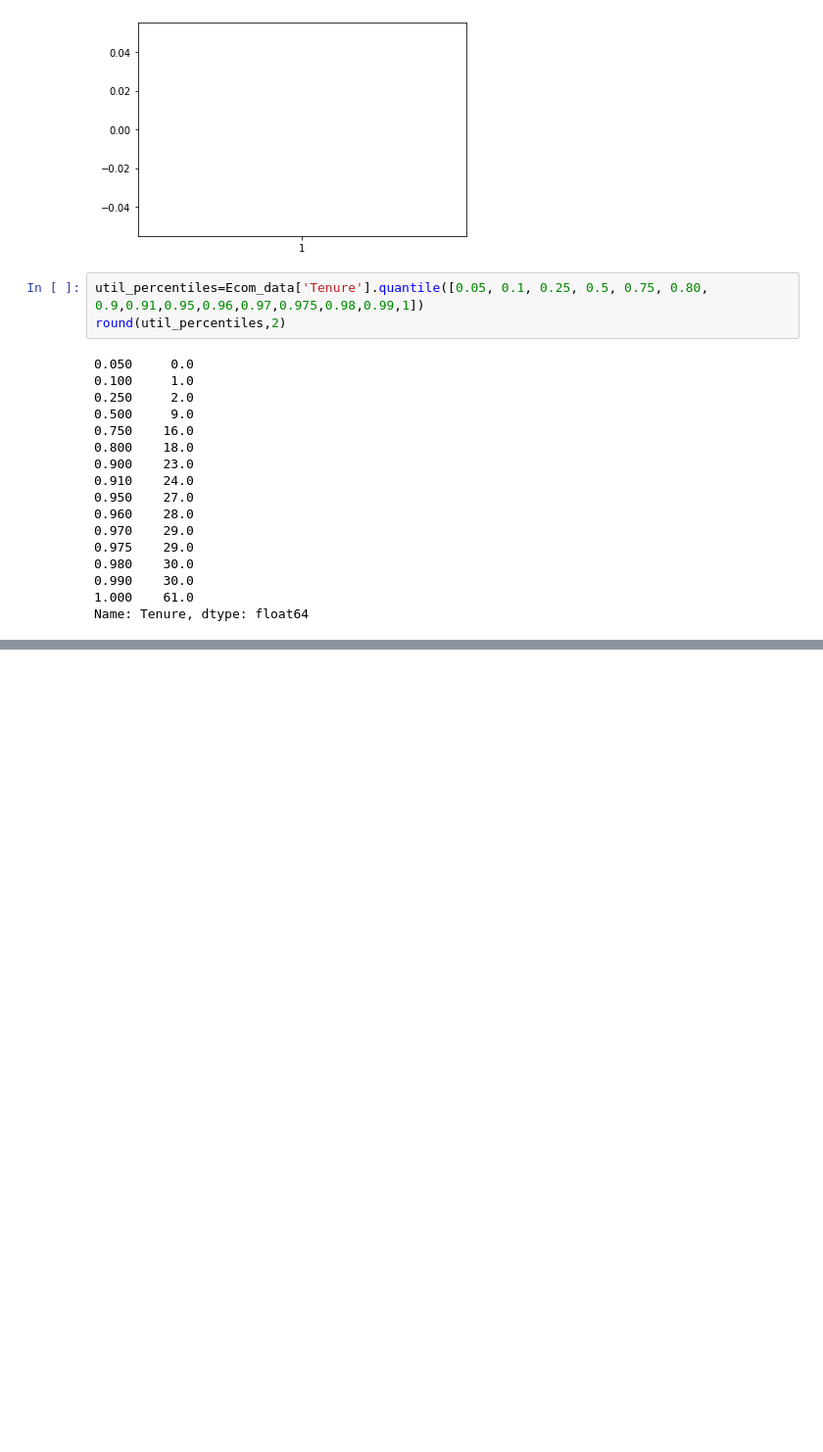
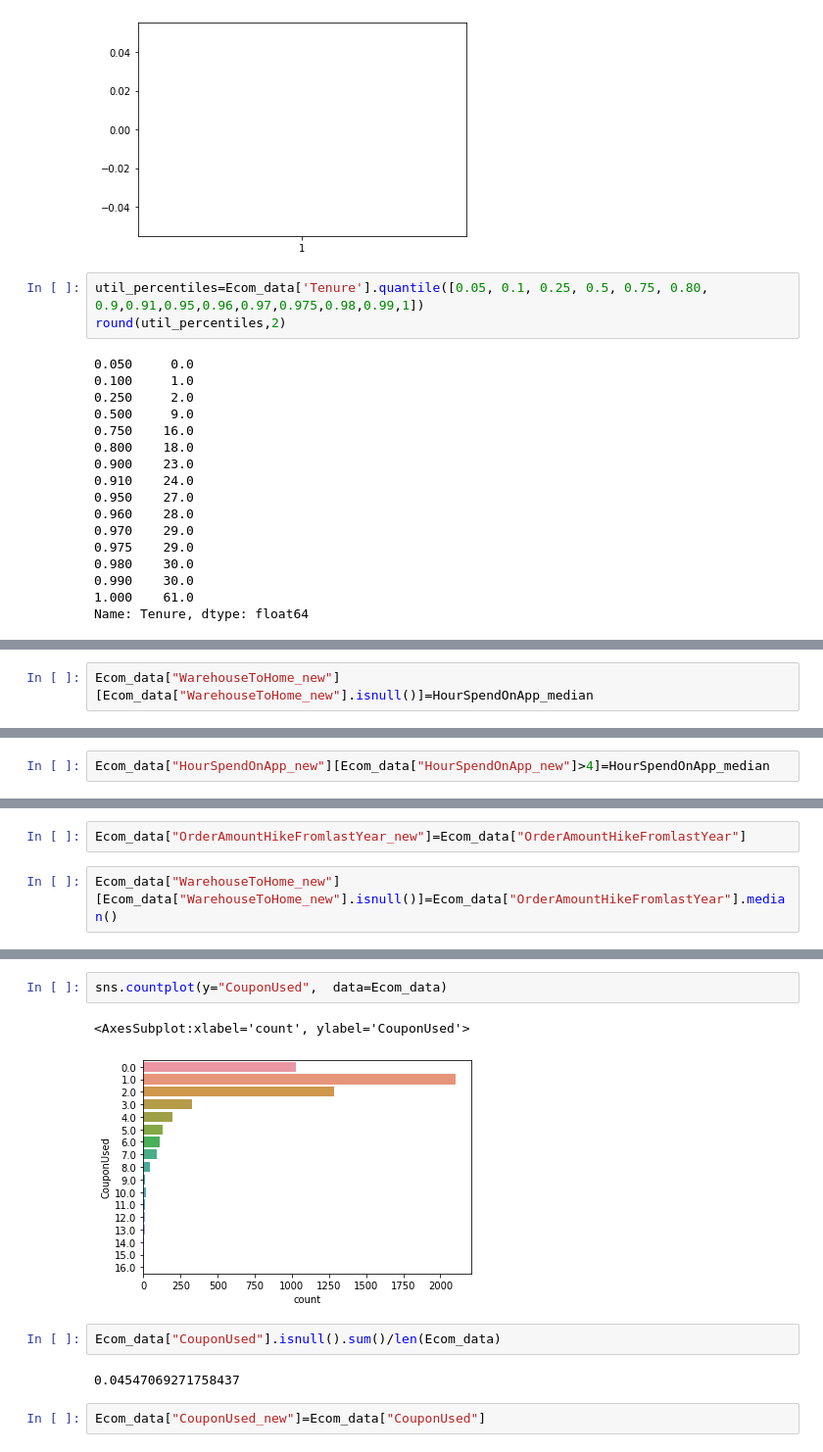
Before and after one commit to tariqzia5/ML_Credit-Card-Customers-Churn-Prediction, a Jupyter notebook: Ecom_Project.ipynb, the cells around one changed output, grey strips where cells are left out. Shown at 98% size. Drawn from its saved outputs; the diff is of its cells as text; blank space fills up the shorter version.

```diff
--- a/Ecom_Project.ipynb
+++ b/Ecom_Project.ipynb
@@ -460,0 +701,2 @@ non_null_Tenure.sum()
+# %%
+Ecom_data["WarehouseToHome_new"][Ecom_data["WarehouseToHome_new"].isnull()]=HourSpendOnApp_median
@@ -460,0 +712,2 @@ non_null_Tenure.sum()
+# %%
+Ecom_data["HourSpendOnApp_new"][Ecom_data["HourSpendOnApp_new"]>4]=HourSpendOnApp_median
@@ -460,0 +827,4 @@ non_null_Tenure.sum()
+# %%
+Ecom_data["OrderAmountHikeFromlastYear_new"]=Ecom_data["OrderAmountHikeFromlastYear"]
+# %%
+Ecom_data["WarehouseToHome_new"][Ecom_data["WarehouseToHome_new"].isnull()]=Ecom_data["OrderAmountHikeFromlastYear"].median()
@@ -460,0 +863,11 @@ non_null_Tenure.sum()
+# %%
+sns.countplot(y="CouponUsed",  data=Ecom_data)
+# %% [output]
+<AxesSubplot:xlabel='count', ylabel='CouponUsed'>
+[figure, added]
+# %%
+Ecom_data["CouponUsed"].isnull().sum()/len(Ecom_data)
+# %% [output]
+0.04547069271758437
+# %%
+Ecom_data["CouponUsed_new"]=Ecom_data["CouponUsed"]
```
Also changed, not shown: parts of 68 cells of this notebook.
